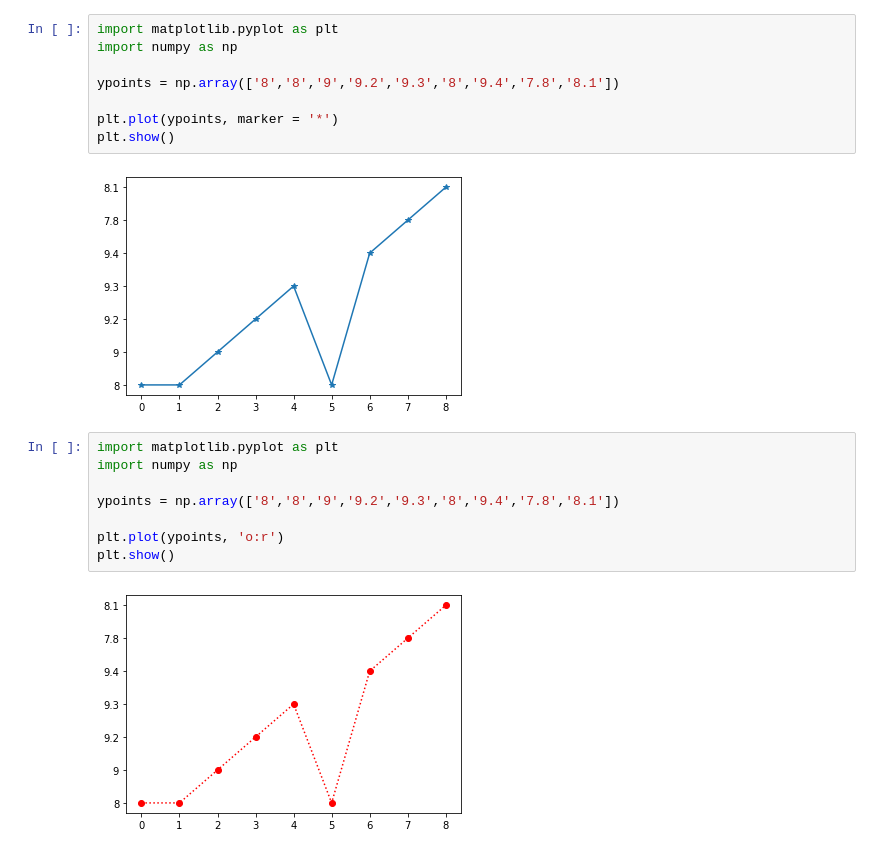
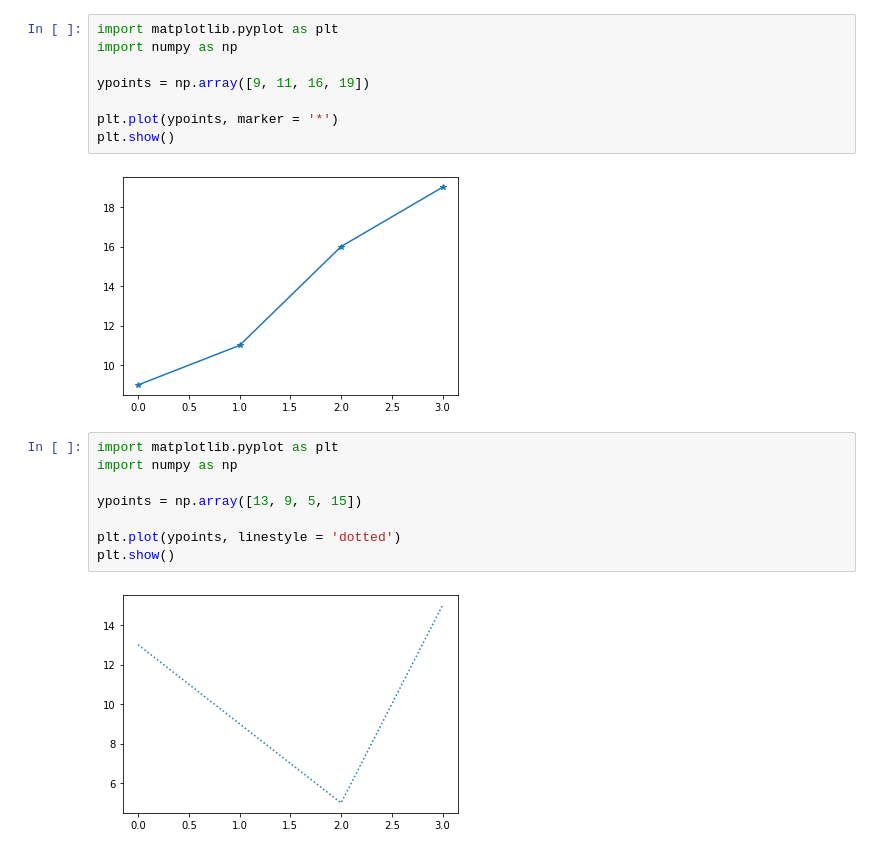
Before and after one commit to sreekar-1726/c-practice, a Jupyter notebook: Untitled19.ipynb, the cells around one changed output. Cells and saved outputs as stored; diff of their text form.

```diff
--- a/Untitled19.ipynb
+++ b/Untitled19.ipynb
@@ -35,23 +86,23 @@ plt.show()
 # %%
 import matplotlib.pyplot as plt
 import numpy as np
 
-ypoints = np.array(['8','8','9','9.2','9.3','8','9.4','7.8','8.1'])
+ypoints = np.array([9, 11, 16, 19])
 
 plt.plot(ypoints, marker = '*')
 plt.show()
 # %% [output]
-[figure, old version]
+[figure, new version]
 # %%
 import matplotlib.pyplot as plt
 import numpy as np
 
-ypoints = np.array(['8','8','9','9.2','9.3','8','9.4','7.8','8.1'])
+ypoints = np.array([13, 9, 5, 15])
 
-plt.plot(ypoints, 'o:r')
+plt.plot(ypoints, linestyle = 'dotted')
 plt.show()
 # %% [output]
-[figure, old version]
+[figure, new version]
 # %%
 import matplotlib.pyplot as plt
 import numpy as np
```
Also changed, not shown: parts of 14 cells of this notebook.
